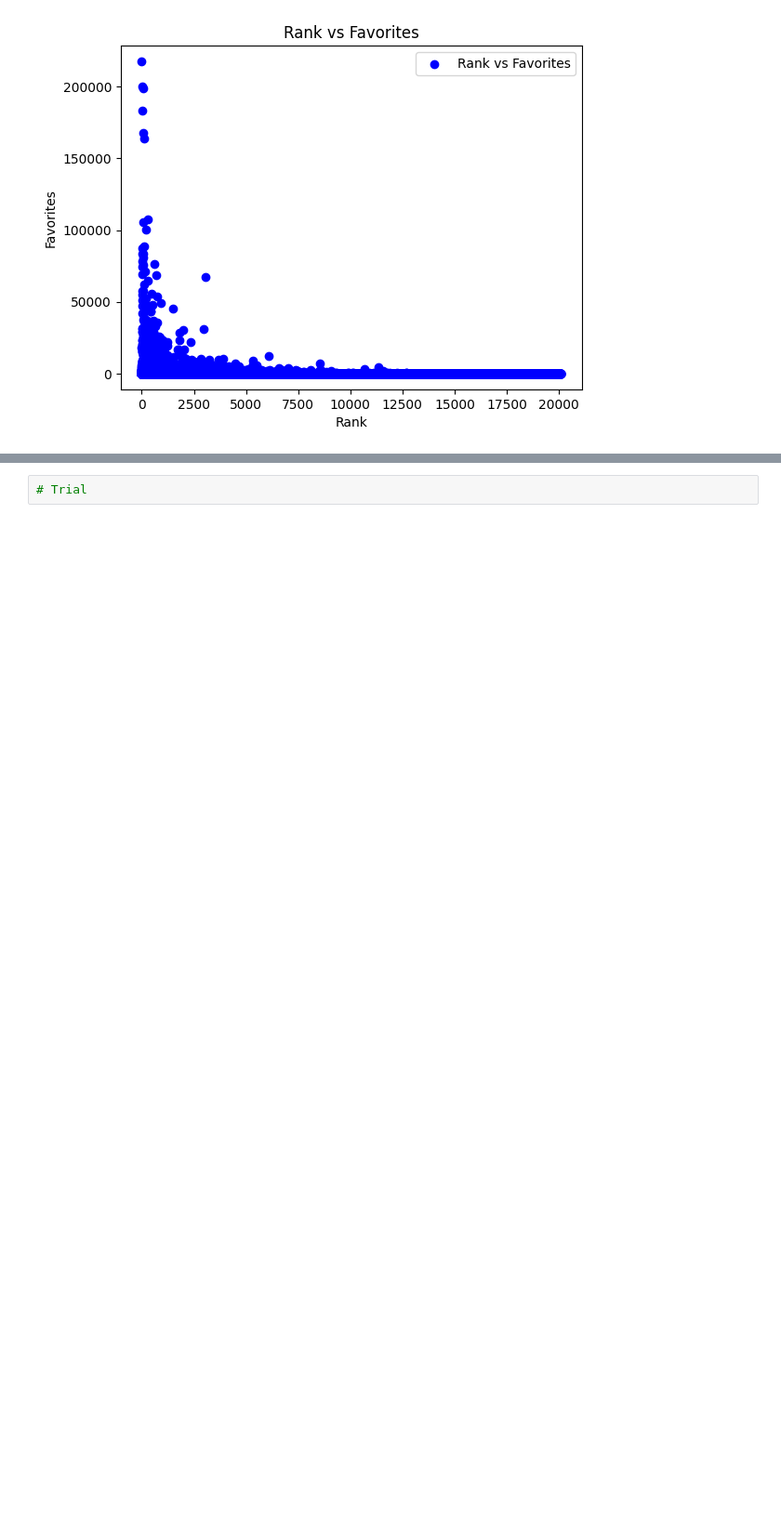
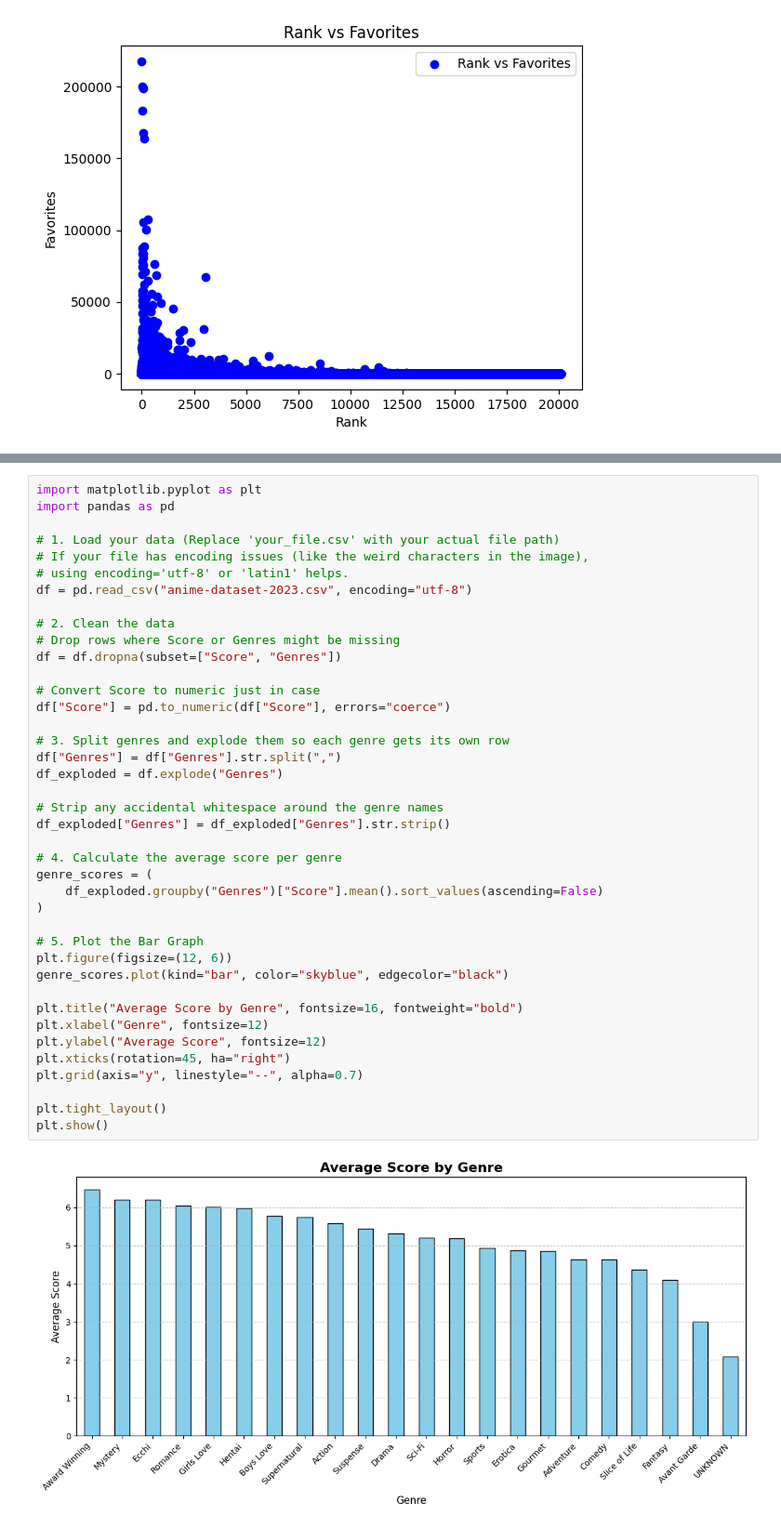
Before and after one commit to AdiCodexy/Anime-Manga-DataScience-Project-1, a Jupyter notebook: visualization.ipynb, the cells around one changed output, grey strips where cells are left out. Shown at 93% size. Cells and saved outputs as stored; diff of their text form; blank space fills up the shorter version.

```diff
--- a/visualization.ipynb
+++ b/visualization.ipynb
@@ -83,4 +83,44 @@ The plot shows a strong negative, non-linear relationship between score and rank
 # %% [output]
 [figure]
 # %%
-# Trial
+import matplotlib.pyplot as plt
+import pandas as pd
+
+# 1. Load your data (Replace 'your_file.csv' with your actual file path)
+# If your file has encoding issues (like the weird characters in the image),
+# using encoding='utf-8' or 'latin1' helps.
+df = pd.read_csv("anime-dataset-2023.csv", encoding="utf-8")
+
+# 2. Clean the data
+# Drop rows where Score or Genres might be missing
+df = df.dropna(subset=["Score", "Genres"])
+
+# Convert Score to numeric just in case
+df["Score"] = pd.to_numeric(df["Score"], errors="coerce")
+
+# 3. Split genres and explode them so each genre gets its own row
+df["Genres"] = df["Genres"].str.split(",")
+df_exploded = df.explode("Genres")
+
+# Strip any accidental whitespace around the genre names
+df_exploded["Genres"] = df_exploded["Genres"].str.strip()
+
+# 4. Calculate the average score per genre
+genre_scores = (
+    df_exploded.groupby("Genres")["Score"].mean().sort_values(ascending=False)
+)
+
+# 5. Plot the Bar Graph
+plt.figure(figsize=(12, 6))
+genre_scores.plot(kind="bar", color="skyblue", edgecolor="black")
+
+plt.title("Average Score by Genre", fontsize=16, fontweight="bold")
+plt.xlabel("Genre", fontsize=12)
+plt.ylabel("Average Score", fontsize=12)
+plt.xticks(rotation=45, ha="right")
+plt.grid(axis="y", linestyle="--", alpha=0.7)
+
+plt.tight_layout()
+plt.show()
+# %% [output]
+[figure, added]
```
Also changed, not shown: parts of 1 cell of this notebook.
